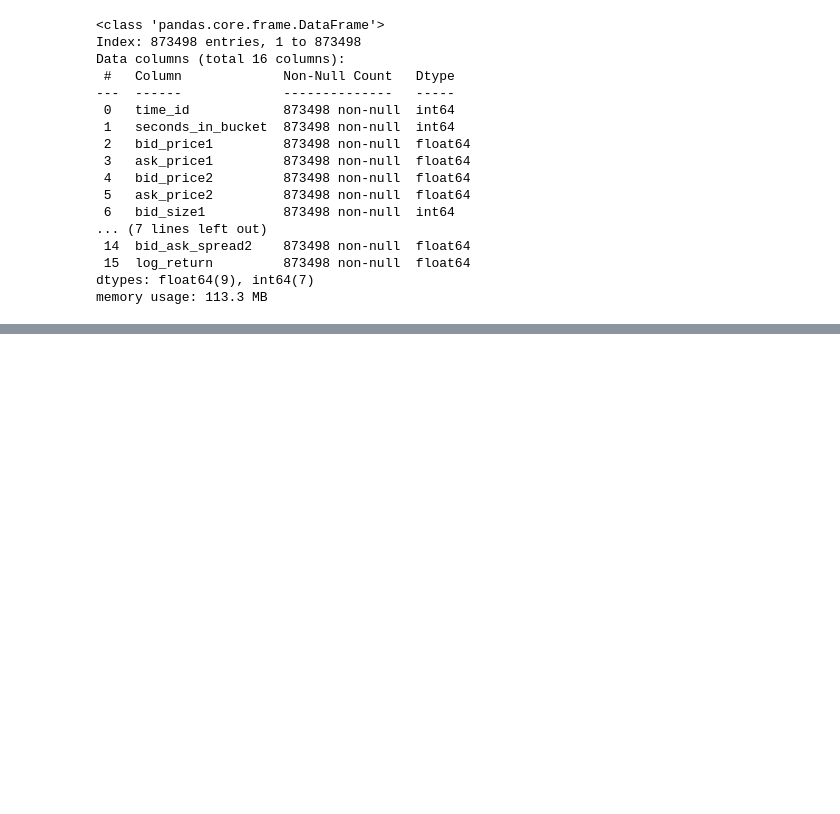
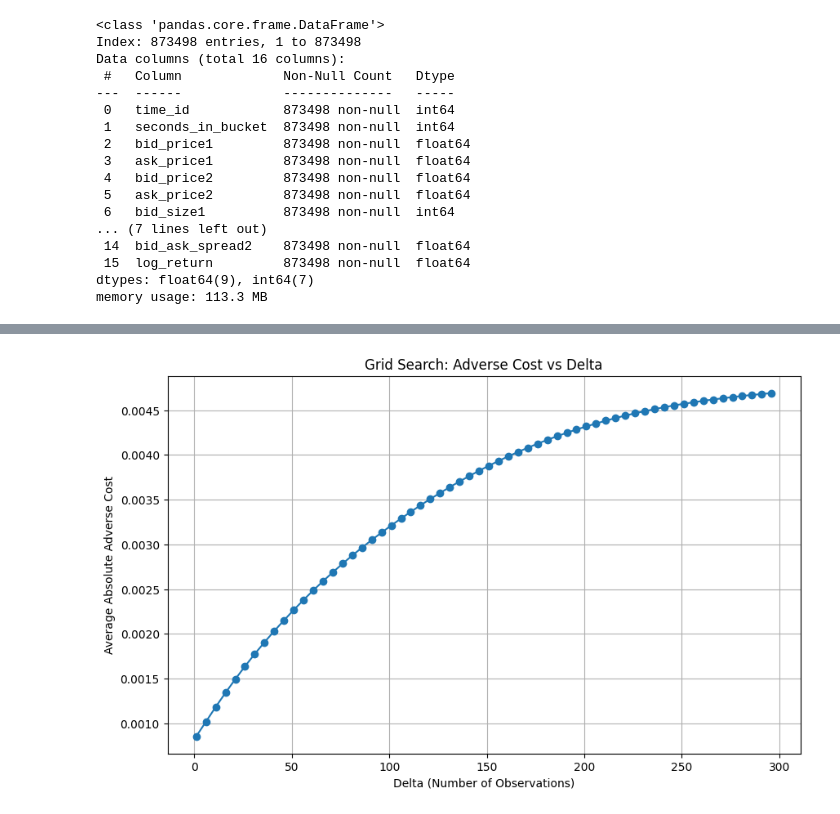
Before and after one commit to Ayush-Singh-31/Optiver-07, a Jupyter notebook: Subset.ipynb, the cells around one changed output, grey strips where cells are left out. Cells and saved outputs as stored; diff of their text form; code cells hidden in the pictures; blank space fills up the shorter version.

```diff
--- a/Subset.ipynb
+++ b/Subset.ipynb
@@ -151,0 +144,4 @@ plt.show()
+# %%
+window_size = 150
+df['rolling_rv'] = df['log_return'].rolling(window=window_size).apply(lambda x: np.sqrt(np.sum(x**2)), raw=True)
+df = df.dropna()
@@ -151,0 +180,3 @@ plt.show()
+# %%
+df['integrated_variance'] = (df['log_return'] ** 2).cumsum()
+df['integrated_volatility'] = np.sqrt(df['integrated_variance'])
@@ -151,0 +215,5 @@ plt.show()
+# %%
+df["normalized_spread1"] = df["bid_ask_spread1"]/df["midpoint1"]
+df["normalized_spread2"] = df["bid_ask_spread2"]/df["midpoint2"]
+# %%
+df["order_book_imbalance"] = df["bid_ask_spread1"]/df["bid_ask_spread2"]
@@ -151,0 +229,22 @@ plt.show()
+# %%
+delta_values = range(1, 301, 5)
+results = []
+
+for delta in delta_values:
+    temp_df = df.copy()
+    temp_df['future_midpoint'] = temp_df['midpoint1'].shift(-delta)
+    temp_df['adverse_cost_buy'] = temp_df['future_midpoint'] - temp_df['ask_price1']
+    avg_abs_cost = temp_df['adverse_cost_buy'].abs().mean()
+    results.append({'delta': delta, 'avg_abs_adverse_cost': avg_abs_cost})
+
+results_df = pd.DataFrame(results)
+
+plt.figure(figsize=(10, 6))
+plt.plot(results_df['delta'], results_df['avg_abs_adverse_cost'], marker='o')
+plt.xlabel('Delta (Number of Observations)')
+plt.ylabel('Average Absolute Adverse Cost')
+plt.title('Grid Search: Adverse Cost vs Delta')
+plt.grid(True)
+plt.show()
+# %% [output]
+[figure, added]
```
Also changed, not shown: parts of 15 cells of this notebook, 3 other files.
